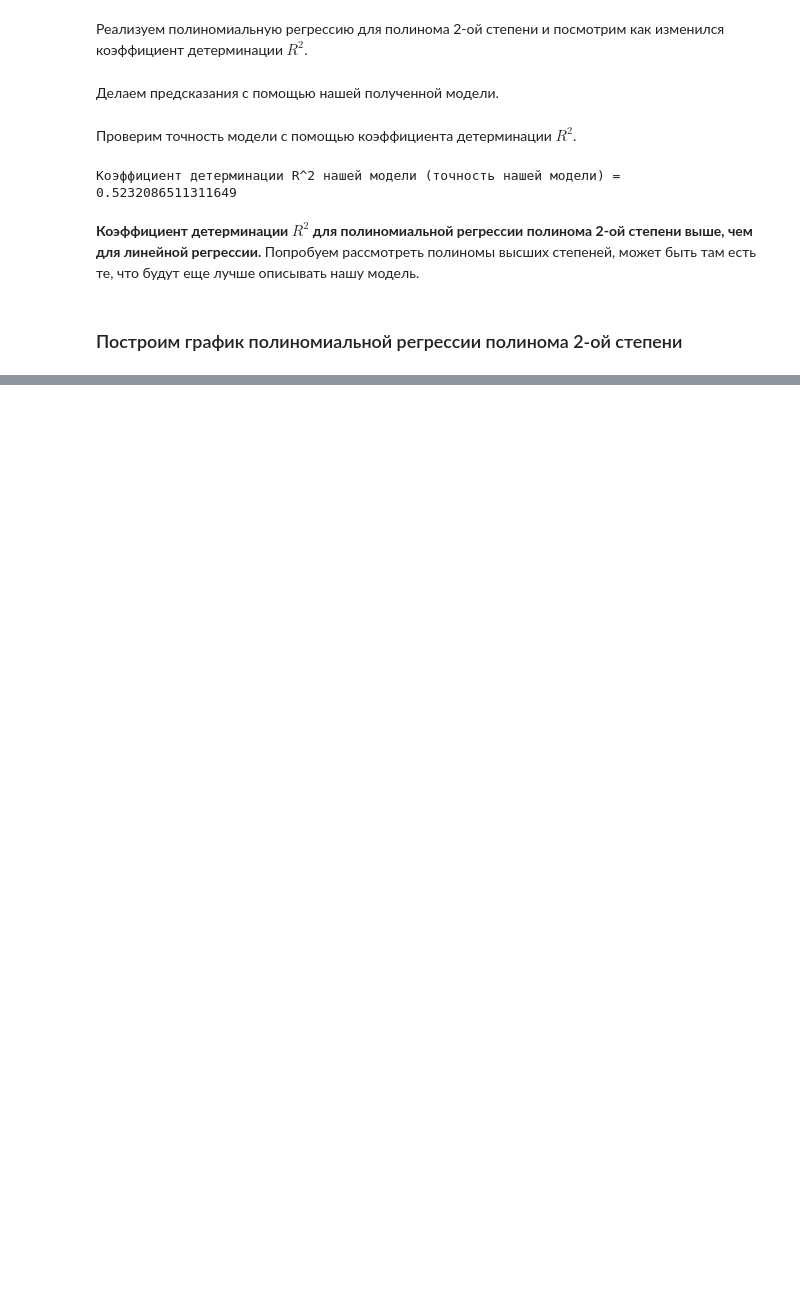
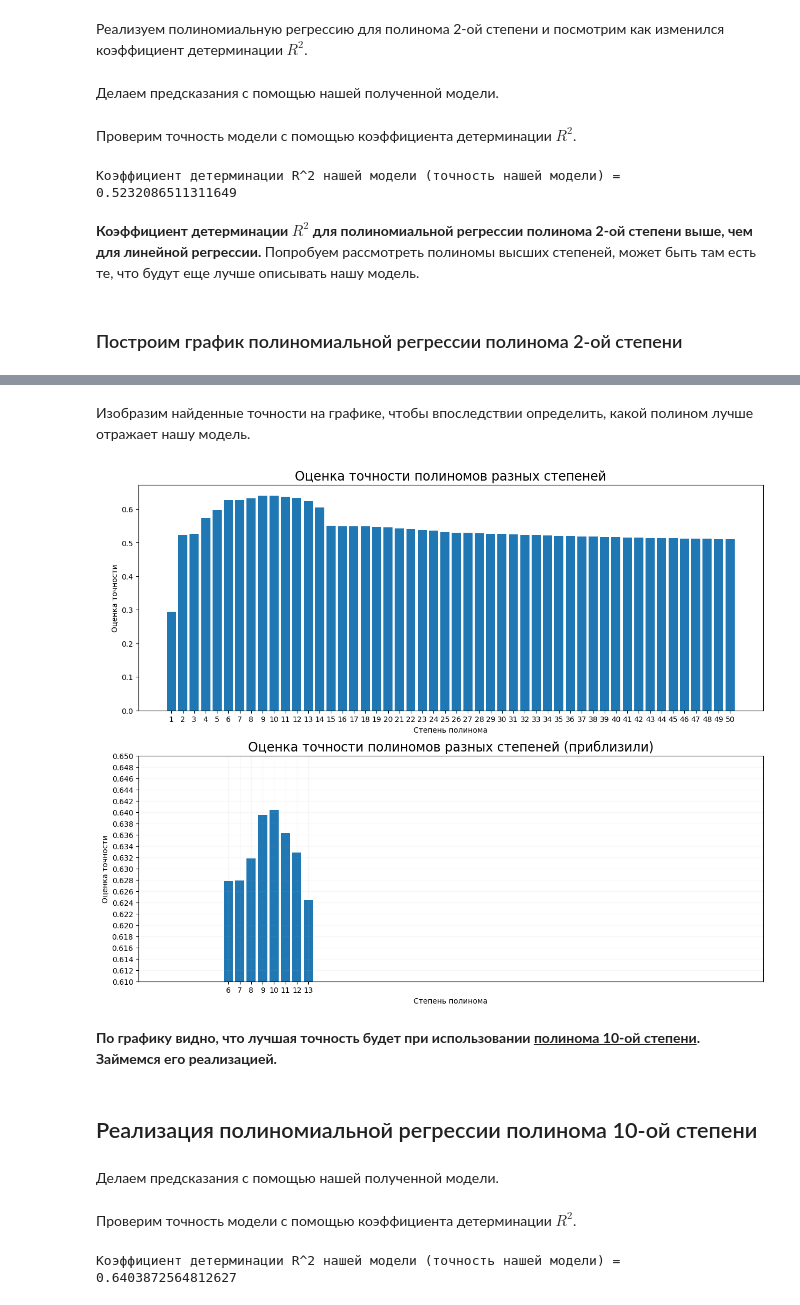
Before and after one commit to rezabungel/The-basics-of-artificial-intelligence-Laboratory-Works, a Jupyter notebook: Practical work 5/Linear_and_polynomial_regression.ipynb, the cells around one changed output, grey strips where cells are left out. Drawn from its saved outputs; the diff is of its cells as text; code cells hidden in the pictures; blank space fills up the shorter version.

```diff
--- a/Practical work 5/Linear_and_polynomial_regression.ipynb
+++ b/Practical work 5/Linear_and_polynomial_regression.ipynb
@@ -89,8 +89,8 @@ pred_poly = linear_model.predict(x_poly)
 # %% [markdown]
 Проверим точность модели с помощью коэффициента детерминации $R^2$.
 # %%
-value_score = linear_model.score(x_poly, y)
-print("Коэффициент детерминации R^2 нашей модели (точность нашей модели) =", value_score)
+value_score_polynomial_model = polynomial_model.score(x_poly, y)
+print("Коэффициент детерминации R^2 нашей модели (точность нашей модели) =", value_score_polynomial_model)
 # %% [output]
 Коэффициент детерминации R^2 нашей модели (точность нашей модели) = 0.5232086511311649
 # %% [markdown]
@@ -112,0 +115,2 @@ plt.show()
+# %%
+score_regression=np.array([value_score_linear_model, value_score_polynomial_model]) # Сохраняем в массиве оценки точности линейной регрессии и полиномиальной регрессии полинома 2-ой степени
@@ -112,0 +119,38 @@ plt.show()
+# %%
+for degree in range (3, 51):
+    pf = PolynomialFeatures(degree)
+    x_poly = pf.fit_transform(x)
+    polynomial_model.fit(x_poly, y)
+    value_score_polynomial_model = polynomial_model.score(x_poly, y)
+    score_regression = np.append(score_regression, [value_score_polynomial_model])
+# %% [markdown]
+Изобразим найденные точности на графике, чтобы впоследствии определить, какой полином лучше отражает нашу модель.
+# %%
+fig, ax = plt.subplots(2, 1, figsize=(15,12))
+
+ax[0].bar(np.arange(1,51),score_regression)
+ax[1].bar(np.arange(1,51),score_regression) # Приближение предыдущего графика
+
+ax[1].set_ylim(0.61, 0.65)
+
+ax[0].set_title("Оценка точности полиномов разных степеней", fontsize=17)
+ax[1].set_title("Оценка точности полиномов разных степеней (приблизили)", fontsize=17)
+
+ax[0].set_xlabel("Степень полинома") # Подписываем ось X
+ax[0].set_ylabel("Оценка точности") # Подписываем ось Y
+ax[1].set_xlabel("Степень полинома") # Подписываем ось X
+ax[1].set_ylabel("Оценка точности") # Подписываем ось Y
+
+ax[0].set_xticks(np.arange(1,51))
+ax[1].set_xticks(np.arange(6,14))
+
+ax[1].set_yticks(np.arange(0.610, 0.650, 0.002))
+ax[1].grid(alpha = 0.1)
+
+plt.show()
+# %% [output]
+[figure, added]
+# %% [markdown]
+**По графику видно, что лучшая точность будет при использовании <u>полинома 10-ой степени</u>. Займемся его реализацией.**
+# %% [markdown]
+## Реализация полиномиальной регрессии полинома 10-ой степени
@@ -112,0 +161,2 @@ plt.show()
+# %% [markdown]
+Делаем предсказания с помощью нашей полученной модели.
@@ -112,0 +165,7 @@ plt.show()
+# %% [markdown]
+Проверим точность модели с помощью коэффициента детерминации $R^2$.
+# %%
+value_score_polynomial_model = polynomial_model.score(x_poly, y)
+print("Коэффициент детерминации R^2 нашей модели (точность нашей модели) =", value_score_polynomial_model)
+# %% [output]
+Коэффициент детерминации R^2 нашей модели (точность нашей модели) = 0.6403872564812627
```
Also changed, not shown: parts of 16 cells of this notebook.
